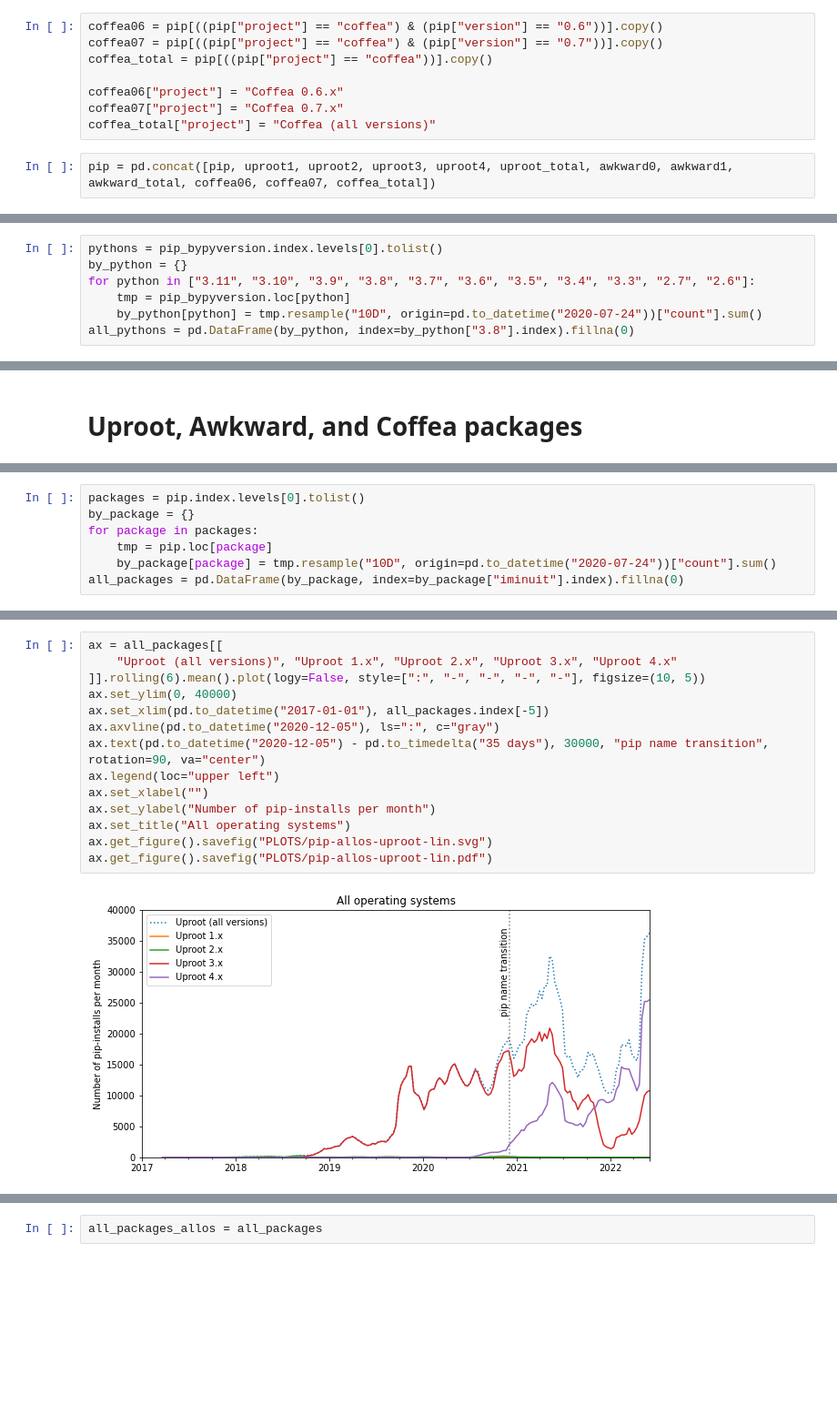
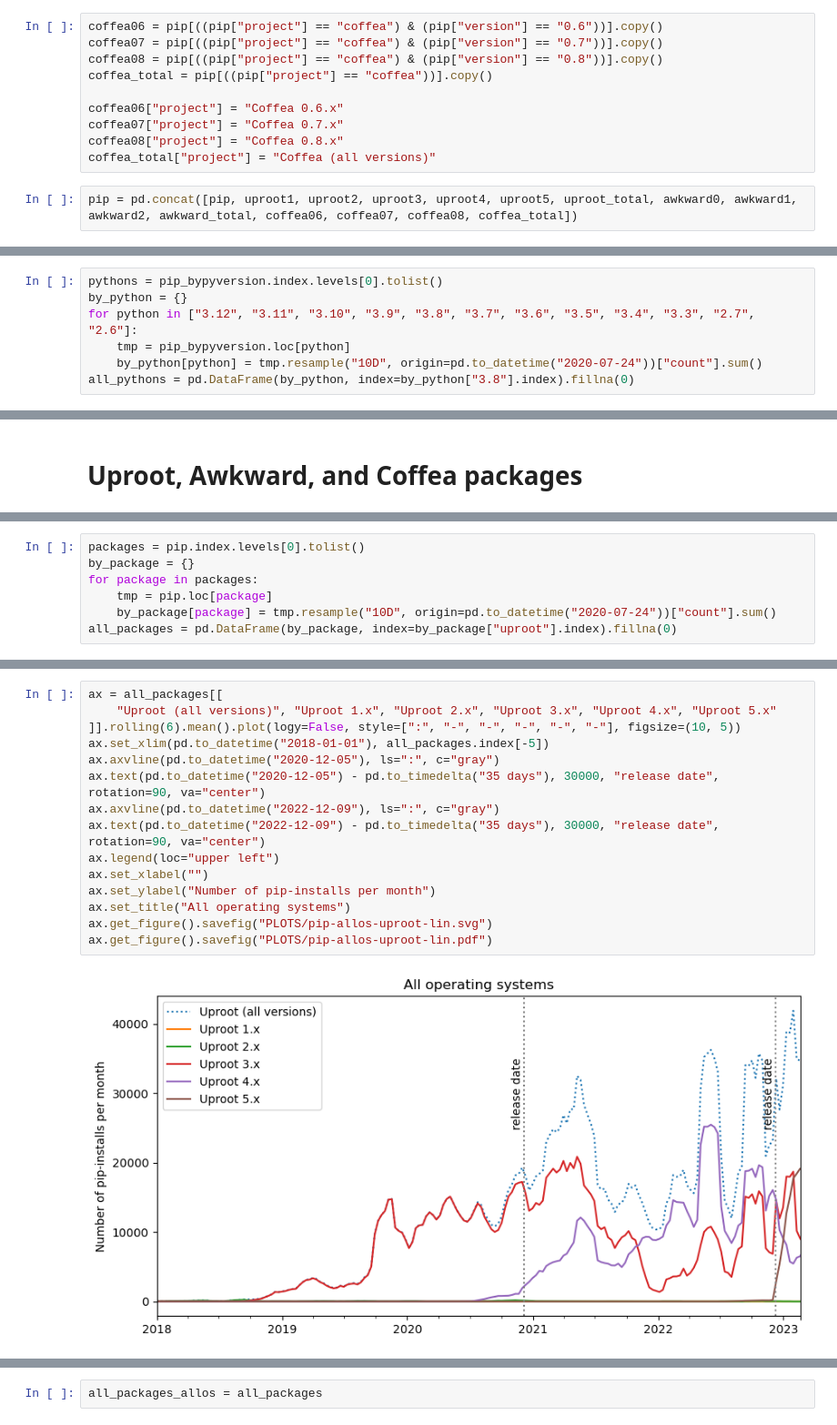
Before and after one commit to jpivarski-talks/2022-03-04-reload-statistics, a Jupyter notebook: pip-downloads.ipynb, the cells around one changed output, grey strips where cells are left out. Shown at 91% size. Drawn from its saved outputs; the diff is of its cells as text; blank space fills up the shorter version.

Commit message:
Updated pip statistics for 2023, Uproot5/Awkward2.

```diff
--- a/pip-downloads.ipynb
+++ b/pip-downloads.ipynb
@@ -203,13 +207,15 @@ awkward_total["project"] = "Awkward (all versions)"
 # %%
 coffea06 = pip[((pip["project"] == "coffea") & (pip["version"] == "0.6"))].copy()
 coffea07 = pip[((pip["project"] == "coffea") & (pip["version"] == "0.7"))].copy()
+coffea08 = pip[((pip["project"] == "coffea") & (pip["version"] == "0.8"))].copy()
 coffea_total = pip[((pip["project"] == "coffea"))].copy()
 
 coffea06["project"] = "Coffea 0.6.x"
 coffea07["project"] = "Coffea 0.7.x"
+coffea08["project"] = "Coffea 0.8.x"
 coffea_total["project"] = "Coffea (all versions)"
 # %%
-pip = pd.concat([pip, uproot1, uproot2, uproot3, uproot4, uproot_total, awkward0, awkward1, awkward_total, coffea06, coffea07, coffea_total])
+pip = pd.concat([pip, uproot1, uproot2, uproot3, uproot4, uproot5, uproot_total, awkward0, awkward1, awkward2, awkward_total, coffea06, coffea07, coffea08, coffea_total])
 # %% [markdown]
 # Python version of Uproot users
 # %%
@@ -234,7 +240,7 @@ pip_bypyversion
 # %%
 pythons = pip_bypyversion.index.levels[0].tolist()
 by_python = {}
-for python in ["3.11", "3.10", "3.9", "3.8", "3.7", "3.6", "3.5", "3.4", "3.3", "2.7", "2.6"]:
+for python in ["3.12", "3.11", "3.10", "3.9", "3.8", "3.7", "3.6", "3.5", "3.4", "3.3", "2.7", "2.6"]:
     tmp = pip_bypyversion.loc[python]
     by_python[python] = tmp.resample("10D", origin=pd.to_datetime("2020-07-24"))["count"].sum()
 all_pythons = pd.DataFrame(by_python, index=by_python["3.8"].index).fillna(0)
@@ -466,6 +472,6 @@ by_package = {}
 for package in packages:
     tmp = pip.loc[package]
     by_package[package] = tmp.resample("10D", origin=pd.to_datetime("2020-07-24"))["count"].sum()
-all_packages = pd.DataFrame(by_package, index=by_package["iminuit"].index).fillna(0)
+all_packages = pd.DataFrame(by_package, index=by_package["uproot"].index).fillna(0)
 # %%
 ax = all_packages[[
@@ -486,16 +510,17 @@ ax.get_figure().savefig("PLOTS/pip-allos-uproot-log.pdf")
 # %%
 ax = all_packages[[
-    "Uproot (all versions)", "Uproot 1.x", "Uproot 2.x", "Uproot 3.x", "Uproot 4.x"
-]].rolling(6).mean().plot(logy=False, style=[":", "-", "-", "-", "-"], figsize=(10, 5))
-ax.set_ylim(0, 40000)
-ax.set_xlim(pd.to_datetime("2017-01-01"), all_packages.index[-5])
+    "Uproot (all versions)", "Uproot 1.x", "Uproot 2.x", "Uproot 3.x", "Uproot 4.x", "Uproot 5.x"
+]].rolling(6).mean().plot(logy=False, style=[":", "-", "-", "-", "-", "-"], figsize=(10, 5))
+ax.set_xlim(pd.to_datetime("2018-01-01"), all_packages.index[-5])
 ax.axvline(pd.to_datetime("2020-12-05"), ls=":", c="gray")
-ax.text(pd.to_datetime("2020-12-05") - pd.to_timedelta("35 days"), 30000, "pip name transition", rotation=90, va="center")
+ax.text(pd.to_datetime("2020-12-05") - pd.to_timedelta("35 days"), 30000, "release date", rotation=90, va="center")
+ax.axvline(pd.to_datetime("2022-12-09"), ls=":", c="gray")
+ax.text(pd.to_datetime("2022-12-09") - pd.to_timedelta("35 days"), 30000, "release date", rotation=90, va="center")
 ax.legend(loc="upper left")
 ax.set_xlabel("")
 ax.set_ylabel("Number of pip-installs per month")
 ax.set_title("All operating systems")
 ax.get_figure().savefig("PLOTS/pip-allos-uproot-lin.svg")
 ax.get_figure().savefig("PLOTS/pip-allos-uproot-lin.pdf")
 # %% [output]
-[figure, old version]
+[figure, new version]
```
Also changed, not shown: parts of 32 cells of this notebook, 48 other files.
